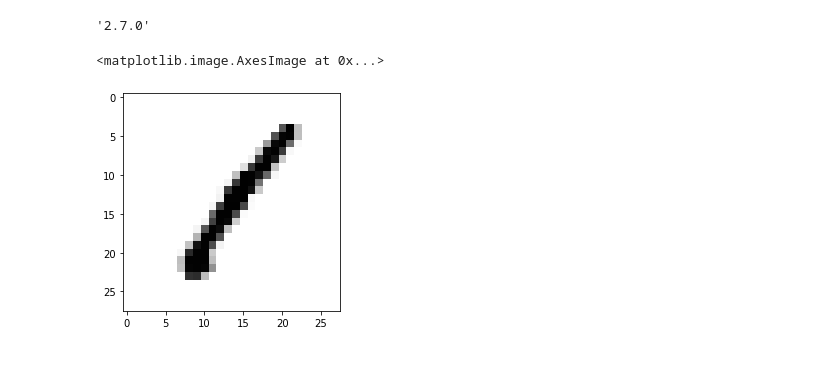
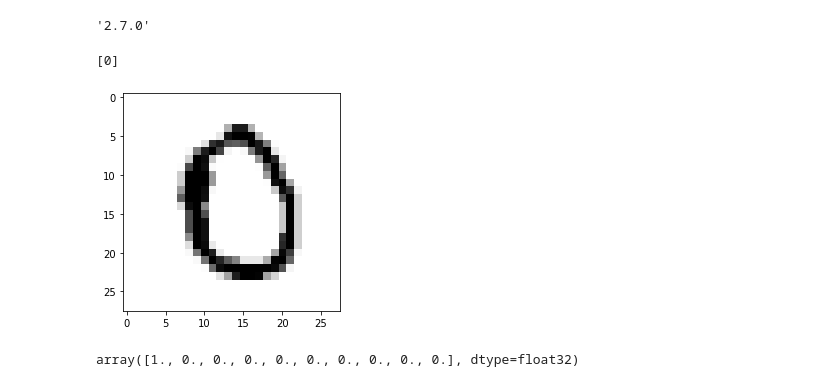
Before and after one commit to newdm2000/Kaggle_Competition, a Jupyter notebook: Digit Recognizer/digit_recognizer.ipynb, the cells around one changed output. Drawn from its saved outputs; the diff is of its cells as text; code cells hidden in the pictures.

```diff
--- a/Digit Recognizer/digit_recognizer.ipynb
+++ b/Digit Recognizer/digit_recognizer.ipynb
@@ -33,5 +37,8 @@ y_train = y_train.values.reshape(-1, 1)
+# %%
+x_train, x_val, y_train, y_val = train_test_split(x_train, y_train, test_size=0.1)
 # %%
-plt.imshow(x_train[0], cmap='Greys', interpolation='None')
+plt.imshow(x_train[5], cmap='Greys', interpolation='None')
+print(y_train[5])
 # %% [output]
-<matplotlib.image.AxesImage at 0x...>
+[0]
-[figure, old version]
+[figure, new version]
@@ -43,3 +55,7 @@ x_test = x_test.values.reshape(-1, 1)
+# %%
+y_train[5]
+# %% [output]
+array([1., 0., 0., 0., 0., 0., 0., 0., 0., 0.], dtype=float32)
 # %%
 model = Sequential()
 model.add(Conv2D(filters=32, kernel_size=(5, 5), padding='same', activation='relu', input_shape=(28, 28, 1)))
```
Also changed, not shown: parts of 19 cells of this notebook, 1 other file.
